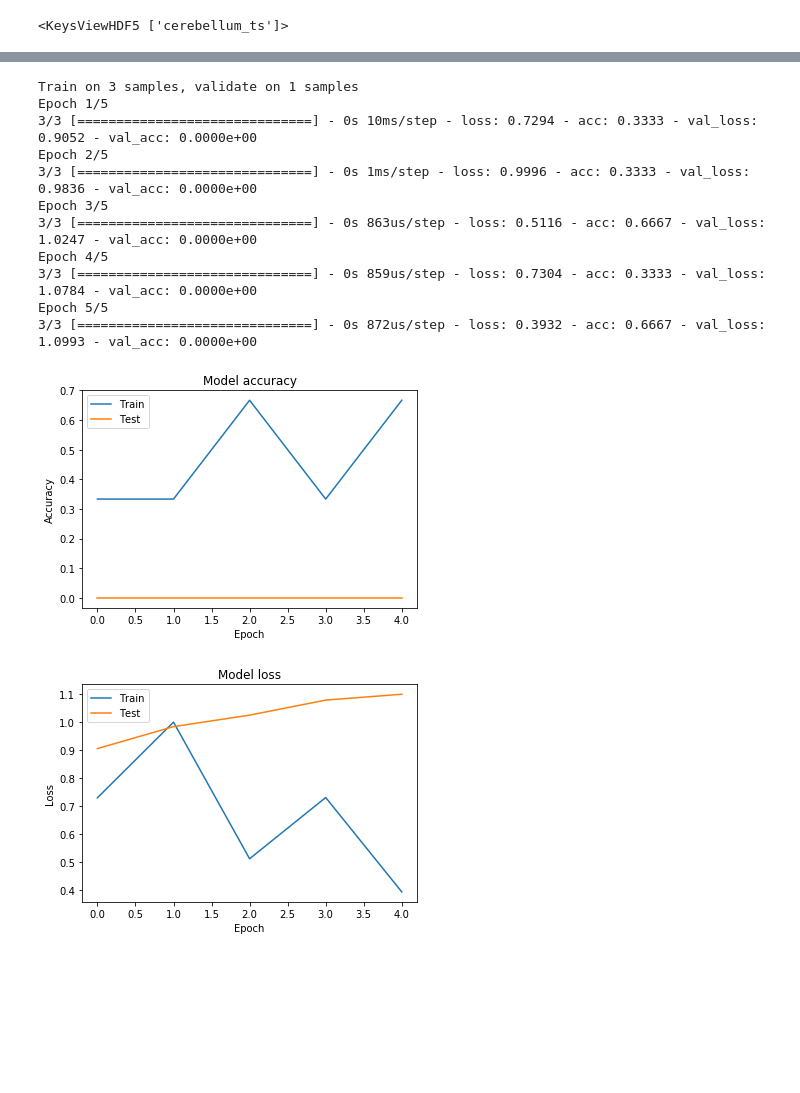
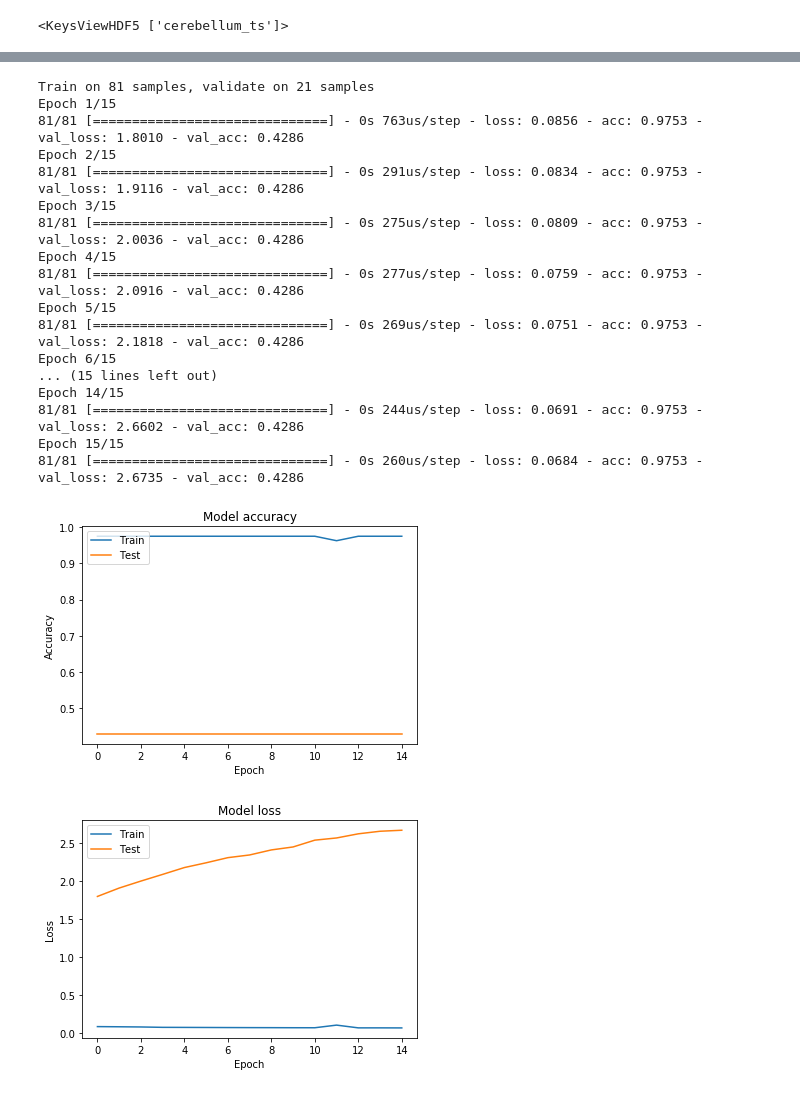
Before and after one commit to spolex/pyrestfmri, a Jupyter notebook: notebooks/hdf5 keras.ipynb, the cells around one changed output, grey strips where cells are left out. Cells and saved outputs as stored; diff of their text form; code cells hidden in the pictures; blank space fills up the shorter version.

```diff
--- a/notebooks/hdf5 keras.ipynb
+++ b/notebooks/hdf5 keras.ipynb
@@ -26,0 +18,8 @@ h5_ts_file.close()
+# %%
+for i,item in enumerate(group):
+    new = np.array(group.get(item))
+    #print(item)
+    #print(timeseries[i].shape)
+    #print(new.shape)
+    if new.shape[0] == 158:
+        timeseries[i] = np.array(new)
@@ -27,3 +30,5 @@ h5_ts_file.close()
+# %%
+X_train=timeseries
 # %%
 from keras.models import Sequential
 from keras.layers import Dense,Dropout
@@ -37,3 +44,6 @@ Y_train = to_categorical([0,1,0,1])
+# %%
+Y_train = to_categorical(np.array(['C' in item for item in group],dtype=np.int8))
+#test_labels = to_categorical(test_labels)
 # %%
 X_train.shape,Y_train.shape
 # %% [output]
@@ -49,44 +59,50 @@ model = Sequential()
 model.add(Dense(8, input_shape=(X_train_flat.shape[-1],), activation='relu'))
 model.add(Dense(16, activation='relu'))
 model.add(Dense(32, activation='relu'))
-model.add(Dropout(0.15))
+#model.add(Dropout(0.15))
 model.add(Dense(2, activation='softmax'))
 
 model.compile(loss='categorical_crossentropy',
               optimizer='rmsprop',
               metrics=['accuracy'])
 # %%
-history = model.fit(X_train_flat, Y_train, epochs=5, batch_size=16, validation_split=0.2)
+history = model.fit(X_train_flat, Y_train, epochs=15, batch_size=8, validation_split=0.2)
 
 
 # Plot training & validation accuracy values
 plt.plot(history.history['acc'])
 plt.plot(history.history['val_acc'])
 plt.title('Model accuracy')
 plt.ylabel('Accuracy')
 plt.xlabel('Epoch')
 plt.legend(['Train', 'Test'], loc='upper left')
 plt.show()
 
 # Plot training & validation loss values
 plt.plot(history.history['loss'])
 plt.plot(history.history['val_loss'])
 plt.title('Model loss')
 plt.ylabel('Loss')
 plt.xlabel('Epoch')
 plt.legend(['Train', 'Test'], loc='upper left')
 plt.show()
 # %% [output]
-Train on 3 samples, validate on 1 samples
-Epoch 1/5
-3/3 [==============================] - 0s 10ms/step - loss: 0.7294 - acc: 0.3333 - val_loss: 0.9052 - val_acc: 0.0000e+00
-Epoch 2/5
-3/3 [==============================] - 0s 1ms/step - loss: 0.9996 - acc: 0.3333 - val_loss: 0.9836 - val_acc: 0.0000e+00
-Epoch 3/5
-3/3 [==============================] - 0s 863us/step - loss: 0.5116 - acc: 0.6667 - val_loss: 1.0247 - val_acc: 0.0000e+00
-Epoch 4/5
-3/3 [==============================] - 0s 859us/step - loss: 0.7304 - acc: 0.3333 - val_loss: 1.0784 - val_acc: 0.0000e+00
-Epoch 5/5
-3/3 [==============================] - 0s 872us/step - loss: 0.3932 - acc: 0.6667 - val_loss: 1.0993 - val_acc: 0.0000e+00
+Train on 81 samples, validate on 21 samples
+Epoch 1/15
+81/81 [==============================] - 0s 763us/step - loss: 0.0856 - acc: 0.9753 - val_loss: 1.8010 - val_acc: 0.4286
+Epoch 2/15
+81/81 [==============================] - 0s 291us/step - loss: 0.0834 - acc: 0.9753 - val_loss: 1.9116 - val_acc: 0.4286
+Epoch 3/15
+81/81 [==============================] - 0s 275us/step - loss: 0.0809 - acc: 0.9753 - val_loss: 2.0036 - val_acc: 0.4286
+Epoch 4/15
+81/81 [==============================] - 0s 277us/step - loss: 0.0759 - acc: 0.9753 - val_loss: 2.0916 - val_acc: 0.4286
+Epoch 5/15
+81/81 [==============================] - 0s 269us/step - loss: 0.0751 - acc: 0.9753 - val_loss: 2.1818 - val_acc: 0.4286
+Epoch 6/15
+... (15 lines left out)
+Epoch 14/15
+81/81 [==============================] - 0s 244us/step - loss: 0.0691 - acc: 0.9753 - val_loss: 2.6602 - val_acc: 0.4286
+Epoch 15/15
+81/81 [==============================] - 0s 260us/step - loss: 0.0684 - acc: 0.9753 - val_loss: 2.6735 - val_acc: 0.4286
-[figure, old version]
+[figure, new version]
-[figure, old version]
+[figure, new version]
```
Also changed, not shown: parts of 10 cells of this notebook, 4 other files.
